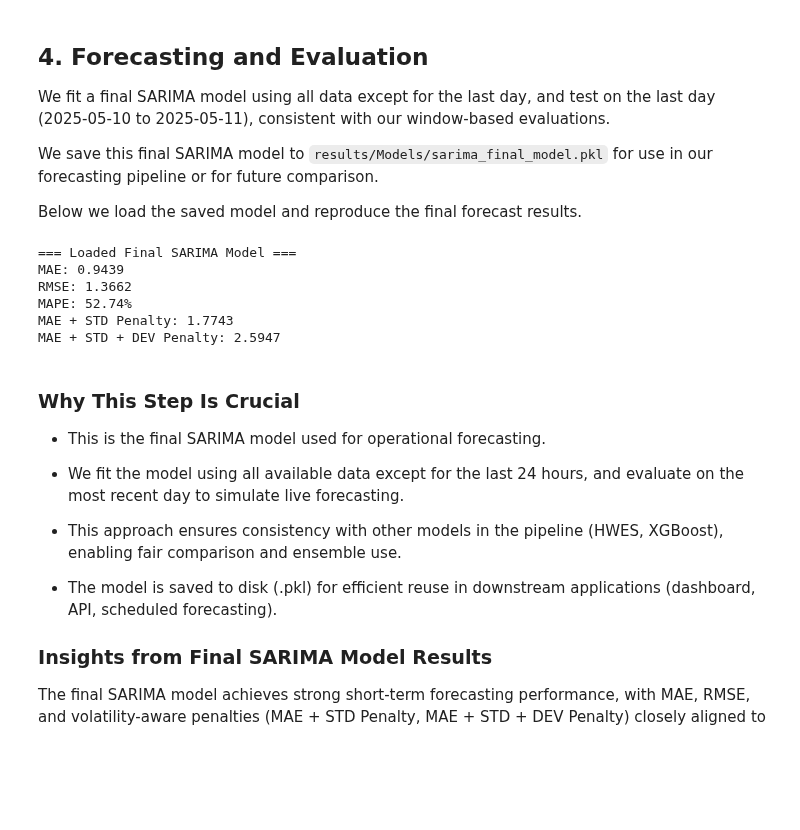
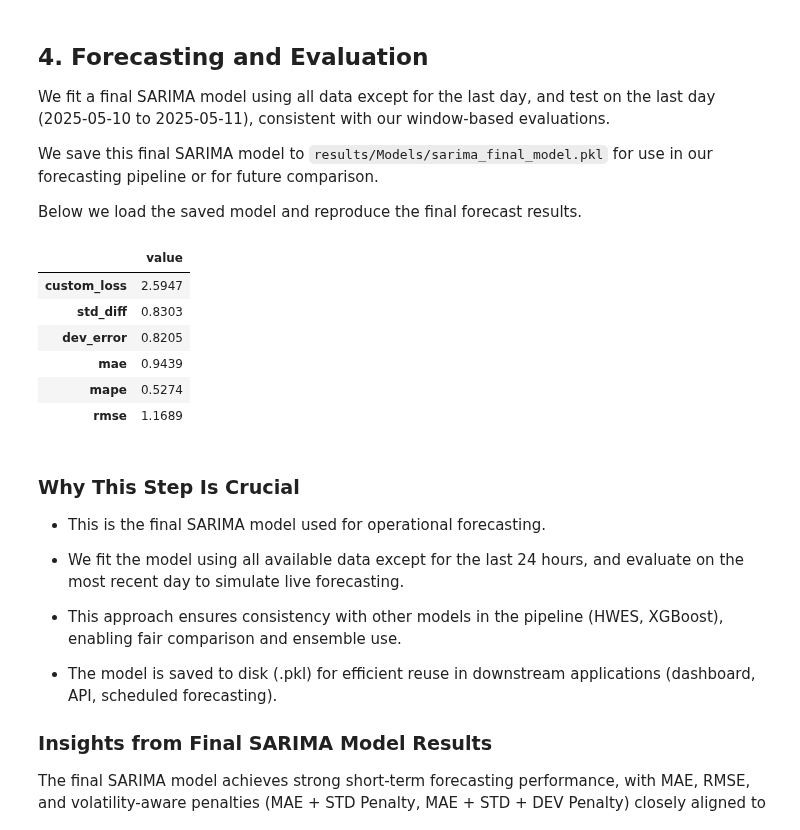
Before and after one commit to UBC-MDS/Capstone_SatCast_Trilemma, a Jupyter notebook: analysis/baseline_sarima.ipynb, the cells around one changed output. Saved outputs shown, nothing was run; the diff lists cells and outputs as text; code cells hidden in the pictures; blank space fills up the shorter version.

```diff
--- a/analysis/baseline_sarima.ipynb
+++ b/analysis/baseline_sarima.ipynb
@@ -288,43 +286,40 @@ We save this final SARIMA model to `results/Models/sarima_final_model.pkl` for u
 
 Below we load the saved model and reproduce the final forecast results.
 # %%
-import pickle
-
 # Load final SARIMA model from pickle
 with open("../results/models/sarima_final_model.pkl", "rb") as f:
     forecaster = pickle.load(f)
 
+
+# Prepare y_test again
+y = df_resampled['recommended_fee_fastestFee'].iloc[:-96].astype(float)
+_, y_test = temporal_train_test_split(y, test_size=96)
+
+
 # Reproduce final forecast
-fh = list(range(1, 97))  # 96 steps = 1 day
+FORECAST = len(y_test)
+fh = list(range(1, FORECAST + 1))  # 1-based step index
 y_pred_log = forecaster.predict(fh=fh)
 y_pred = np.expm1(y_pred_log)
 
-# Prepare y_test again
-# IMPORTANT: make sure your y here has spike day dropped (like before!)
-y = df_resampled['recommended_fee_fastestFee'].iloc[:-96].astype(float)
-_, y_test = temporal_train_test_split(y, test_size=96)
+# Format result like HWES
+forecast_sarima = pd.DataFrame({
+    "timestamp": y_test.index,
+    "y_true": y_test.values,
+    "y_pred": y_pred,
+    "series_id": "recommended_fee_fastestFee"
+})
 
-# Recompute metrics
-model_mae = mean_absolute_error(y_test, y_pred)
-model_rmse = mean_squared_error(y_test, y_pred, squared=False)
-model_mape = mean_absolute_percentage_error(y_test, y_pred)
-model_mae_std_penalty = mae_with_std_penalty(y_test.values, y_pred, std_weight=1.0)
-model_mae_std_dev_penalty = mae_with_std_penalty_np(y_test.values, y_pred, std_weight=1.0, de_weight=1.0)
-
-# Print results
-print("=== Loaded Final SARIMA Model ===")
-print(f"MAE: {model_mae:.4f}")
-print(f"RMSE: {model_rmse:.4f}")
-print(f"MAPE: {model_mape:.2%}")
-print(f"MAE + STD Penalty: {model_mae_std_penalty:.4f}")
-print(f"MAE + STD + DEV Penalty: {model_mae_std_dev_penalty:.4f}")
+sarima_result = eval_metrics(forecast_sarima["y_pred"], forecast_sarima["y_true"])
+sarima_result
 # %% [output]
-=== Loaded Final SARIMA Model ===
-MAE: 0.9439
-RMSE: 1.3662
-MAPE: 52.74%
-MAE + STD Penalty: 1.7743
-MAE + STD + DEV Penalty: 2.5947
+|  | value |
+| custom_loss | 2.5947 |
+| std_diff | 0.8303 |
+| dev_error | 0.8205 |
+| mae | 0.9439 |
+| mape | 0.5274 |
+| rmse | 1.1689 |
 # %% [markdown]
 ### Why This Step Is Crucial
 - This is the final SARIMA model used for operational forecasting.
```
Also changed, not shown: parts of 2 cells of this notebook, 4 other files.
